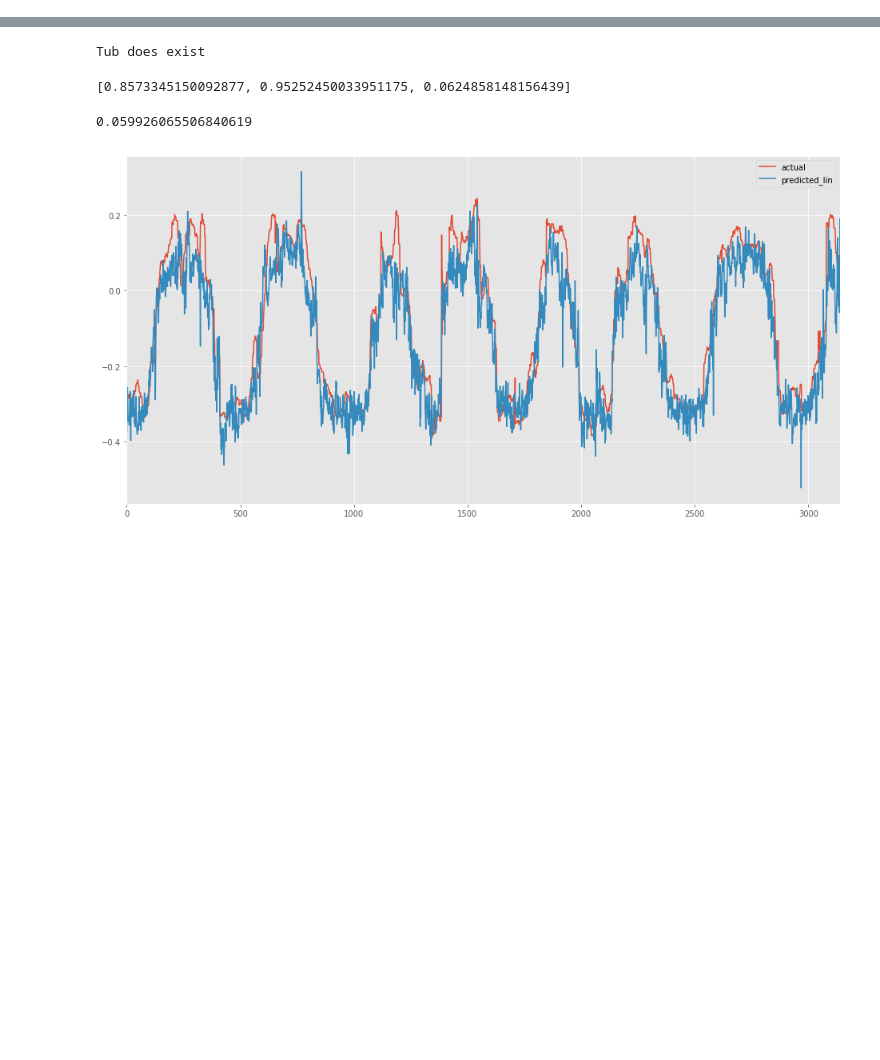
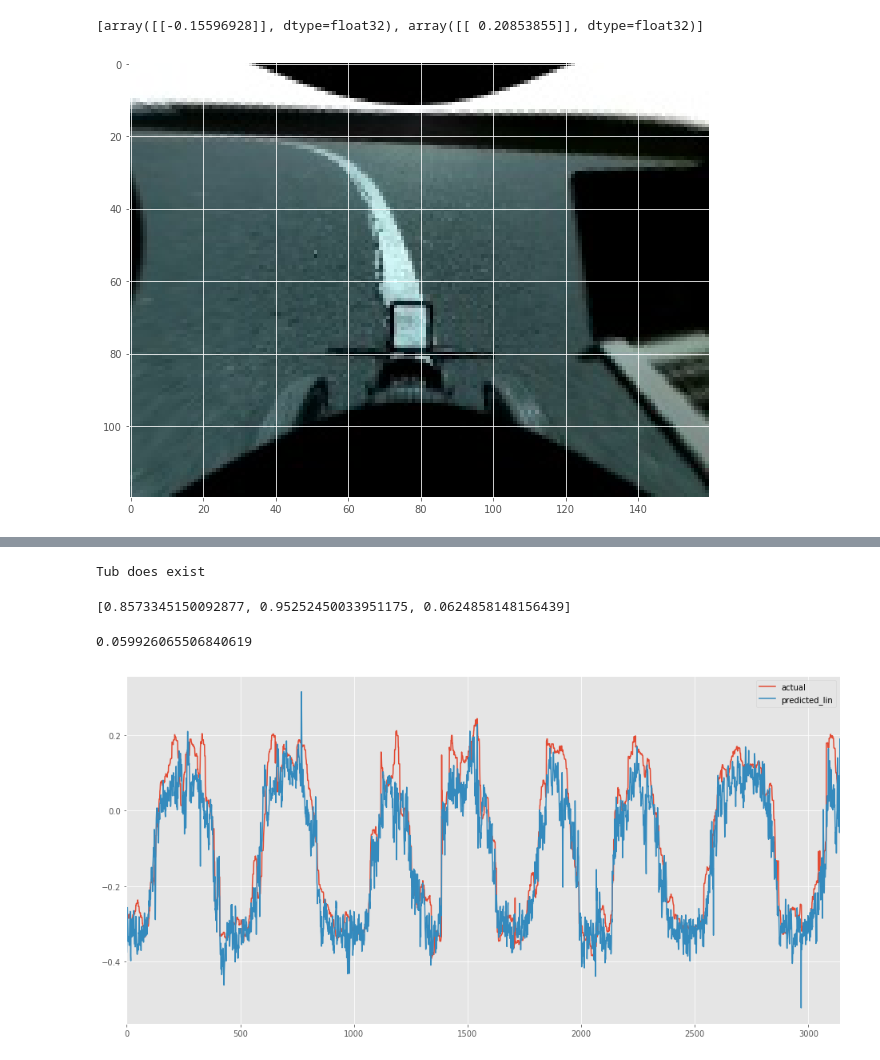
Before and after one commit to test-v1/notebooks-1, a Jupyter notebook: donkeycar/donkey2.ipynb, the cells around one changed output, grey strips where cells are left out. Cells and saved outputs as stored; diff of their text form; code cells hidden in the pictures; blank space fills up the shorter version.

```diff
--- a/donkeycar/donkey2.ipynb
+++ b/donkeycar/donkey2.ipynb
@@ -53,0 +95,7 @@ def output_pair_lin(model, dataset):
+# %%
+img_in1 = np.array(Image.open("/Users/kenneth/Desktop/jpgs/jpgs/18:27:26.719741_[[-0.3828941]].jpg"))
+plt.imshow(img_in1)
+model.predict(img_in1.reshape((1,) + img_in.shape))
+# %% [output]
+[array([[-0.15596928]], dtype=float32), array([[ 0.20853855]], dtype=float32)]
+[figure, added]
```
Also changed, not shown: parts of 6 cells of this notebook.
